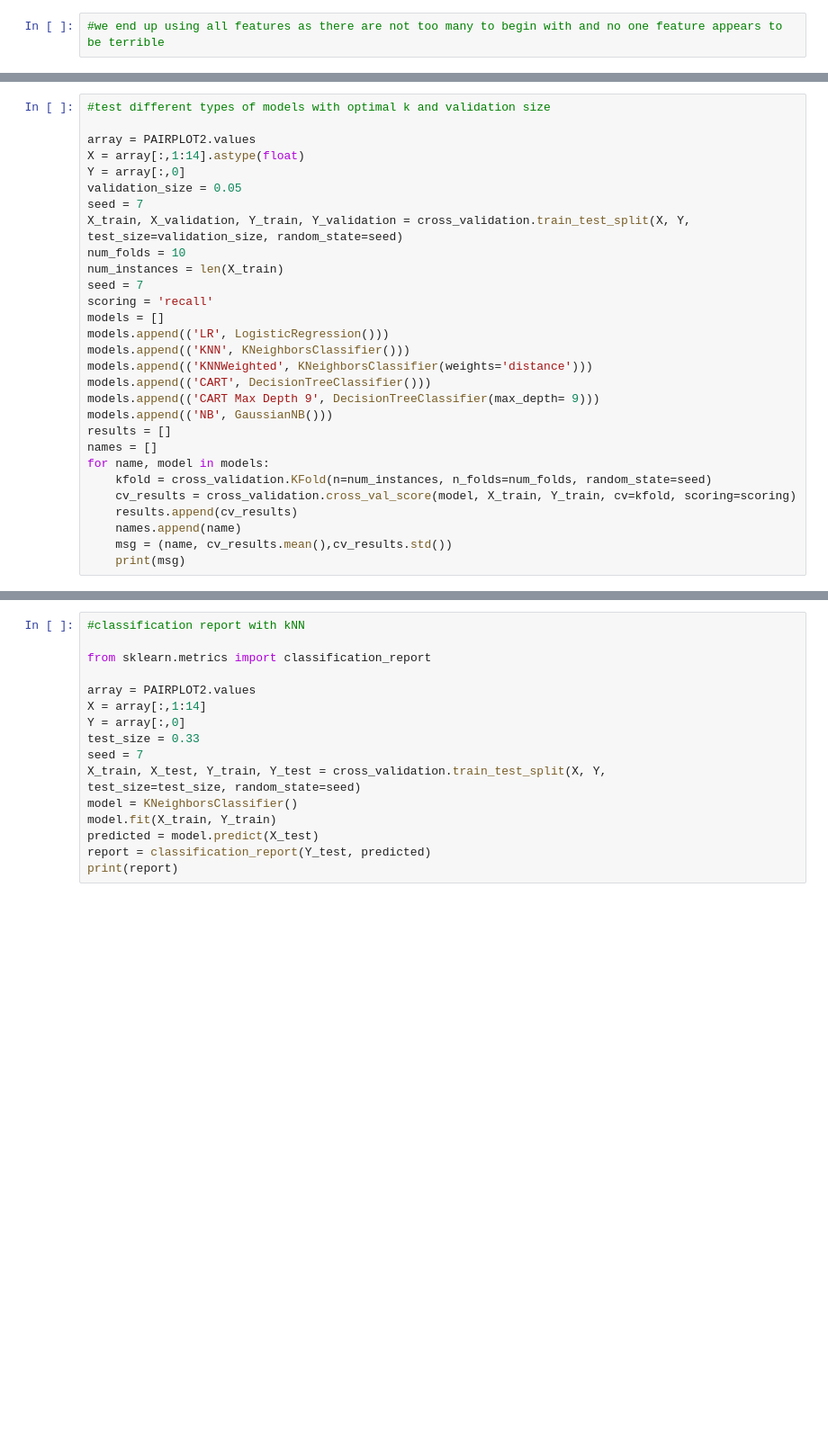
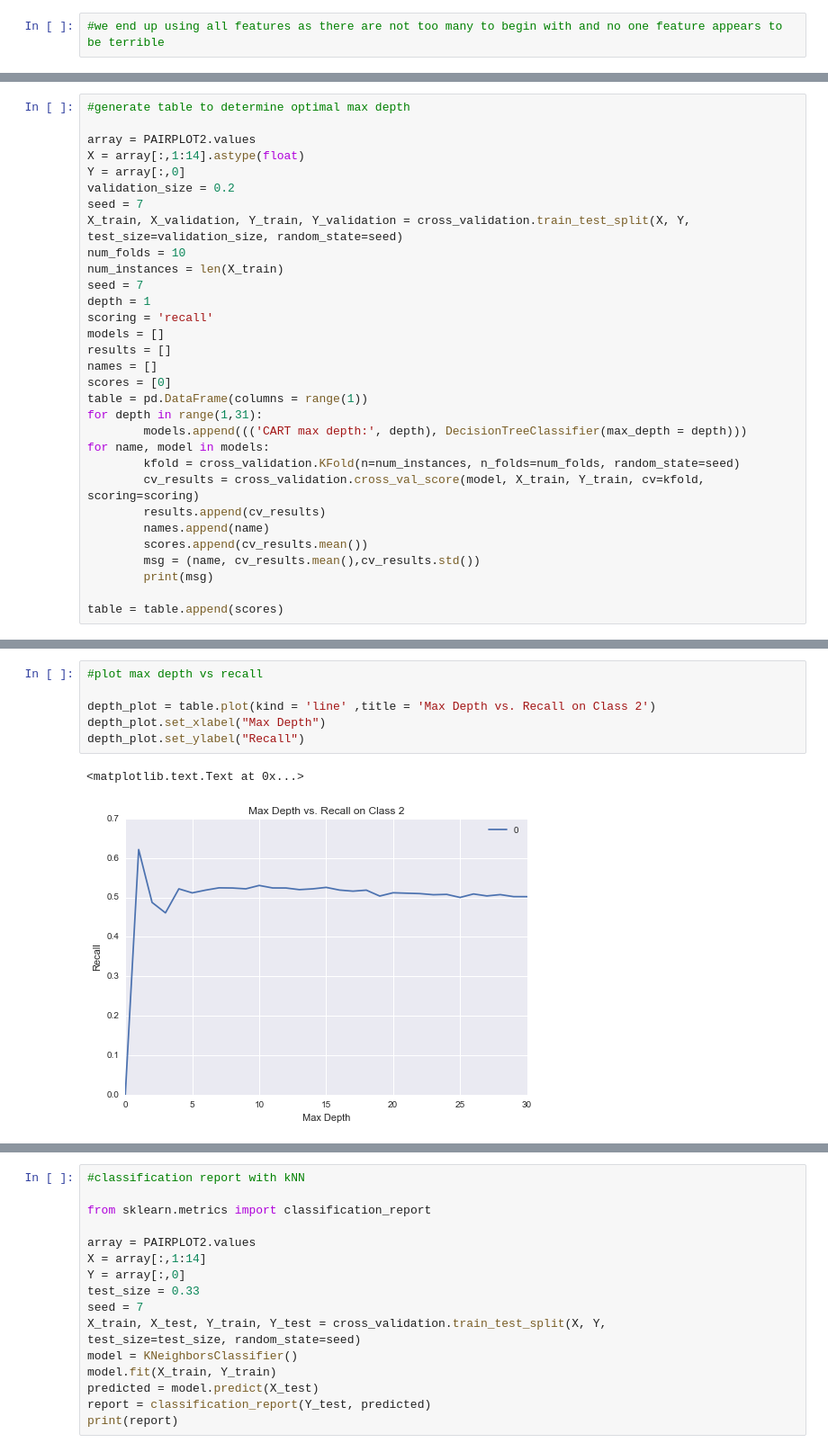
Before and after one commit to apclypsr/Capstone-Project, a Jupyter notebook: SurveyAnalysis.ipynb, the cells around one changed output, grey strips where cells are left out. Shown at 90% size. Saved outputs shown, nothing was run; the diff lists cells and outputs as text; blank space fills up the shorter version.

```diff
--- a/SurveyAnalysis.ipynb
+++ b/SurveyAnalysis.ipynb
@@ -541,31 +528,33 @@ for name, model in models:
 # %%
-#test different types of models with optimal k and validation size
+#generate table to determine optimal max depth
 
 array = PAIRPLOT2.values
 X = array[:,1:14].astype(float)
 Y = array[:,0]
-validation_size = 0.05
+validation_size = 0.2
 seed = 7
 X_train, X_validation, Y_train, Y_validation = cross_validation.train_test_split(X, Y,
 test_size=validation_size, random_state=seed)
 num_folds = 10
 num_instances = len(X_train)
 seed = 7
+depth = 1
 scoring = 'recall'
 models = []
-models.append(('LR', LogisticRegression()))
-models.append(('KNN', KNeighborsClassifier()))
-models.append(('KNNWeighted', KNeighborsClassifier(weights='distance')))
-models.append(('CART', DecisionTreeClassifier()))
-models.append(('CART Max Depth 9', DecisionTreeClassifier(max_depth= 9)))
-models.append(('NB', GaussianNB()))
 results = []
 names = []
+scores = [0]
+table = pd.DataFrame(columns = range(1))
+for depth in range(1,31):
+        models.append((('CART max depth:', depth), DecisionTreeClassifier(max_depth = depth)))
 for name, model in models:
-    kfold = cross_validation.KFold(n=num_instances, n_folds=num_folds, random_state=seed)
-    cv_results = cross_validation.cross_val_score(model, X_train, Y_train, cv=kfold, scoring=scoring)
-    results.append(cv_results)
-    names.append(name)
-    msg = (name, cv_results.mean(),cv_results.std())
-    print(msg)
+        kfold = cross_validation.KFold(n=num_instances, n_folds=num_folds, random_state=seed)
+        cv_results = cross_validation.cross_val_score(model, X_train, Y_train, cv=kfold, scoring=scoring)
+        results.append(cv_results)
+        names.append(name)
+        scores.append(cv_results.mean())
+        msg = (name, cv_results.mean(),cv_results.std())
+        print(msg)
+
+table = table.append(scores)
 # %% [output]
@@ -577,0 +628,9 @@ for name, model in models:
+# %%
+#plot max depth vs recall
+
+depth_plot = table.plot(kind = 'line' ,title = 'Max Depth vs. Recall on Class 2')
+depth_plot.set_xlabel("Max Depth")
+depth_plot.set_ylabel("Recall")
+# %% [output]
+<matplotlib.text.Text at 0x...>
+[figure, added]
```
Also changed, not shown: parts of 33 cells of this notebook.
